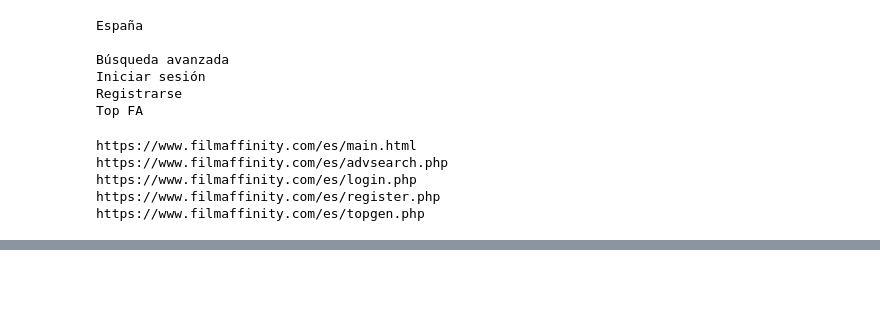
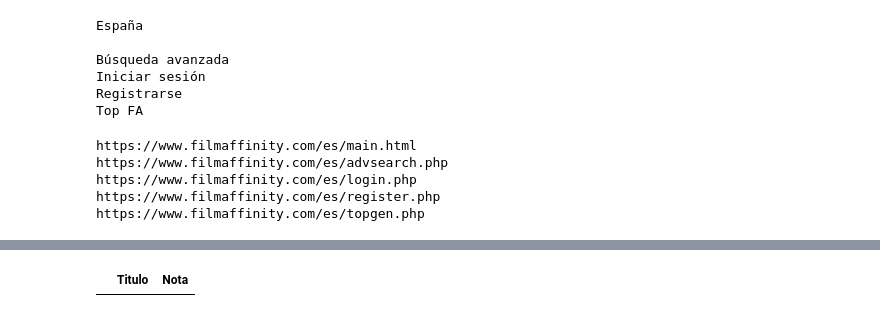
Before and after one commit to MNievas12/2411_dsft_thebridge, a Jupyter notebook: 2-Data-Analysis/3-Sources/Webscrapping/Teoría/BeautifulSoup/BeautifulSoup.ipynb, the cells around one changed output, grey strips where cells are left out. Cells and saved outputs as stored; diff of their text form; code cells hidden in the pictures; blank space fills up the shorter version.

```diff
--- a/2-Data-Analysis/3-Sources/Webscrapping/Teoría/BeautifulSoup/BeautifulSoup.ipynb
+++ b/2-Data-Analysis/3-Sources/Webscrapping/Teoría/BeautifulSoup/BeautifulSoup.ipynb
@@ -252,3 +305,10 @@ top10_dict = {"Titulo": [x.get_text() for x in soup.find_all('div', class_="mc-t
 df = pd.DataFrame(top10_dict)
 df.to_csv("top10.csv")
 df
+# %%
+top10_dict = {"Titulo":[],
+              "Nota": []}
+
+pd.DataFrame(top10_dict)
+# %% [output]
+|  | Titulo | Nota |
```
Also changed, not shown: parts of 7 cells of this notebook, 6 other files.
